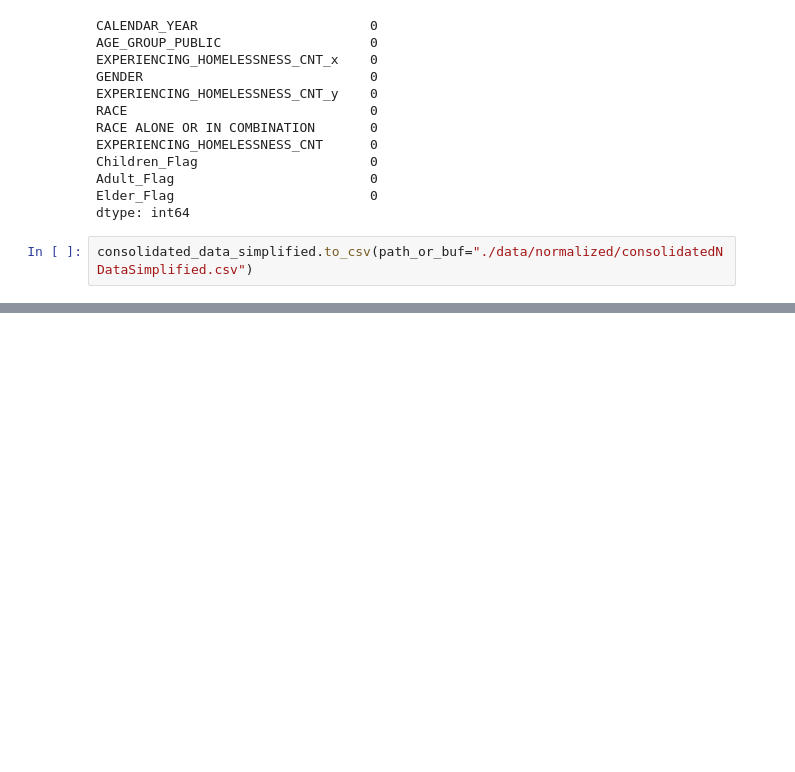
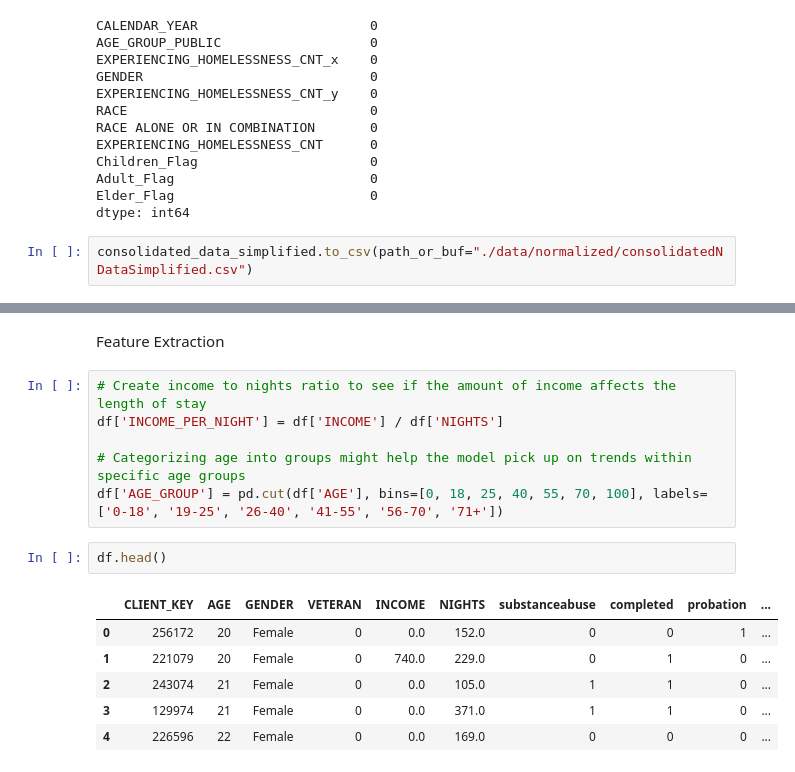
Before and after one commit to kam212/ai4allProject, a Jupyter notebook: homlessDataProcessing.ipynb, the cells around one changed output, grey strips where cells are left out. Cells and saved outputs as stored; diff of their text form; blank space fills up the shorter version.

```diff
--- a/homlessDataProcessing.ipynb
+++ b/homlessDataProcessing.ipynb
@@ -353,0 +411,17 @@ consolidated_data_simplified.to_csv(path_or_buf="./data/normalized/consolidatedN
+# %% [markdown]
+Feature Extraction
+# %%
+# Create income to nights ratio to see if the amount of income affects the length of stay
+df['INCOME_PER_NIGHT'] = df['INCOME'] / df['NIGHTS']
+
+# Categorizing age into groups might help the model pick up on trends within specific age groups
+df['AGE_GROUP'] = pd.cut(df['AGE'], bins=[0, 18, 25, 40, 55, 70, 100], labels=['0-18', '19-25', '26-40', '41-55', '56-70', '71+'])
+# %%
+df.head()
+# %% [output]
+|  | CLIENT_KEY | AGE | GENDER | VETERAN | INCOME | NIGHTS | substanceabuse | completed | probation | ... |
+| 0 | 256172 | 20 | Female | 0 | 0.0 | 152.0 | 0 | 0 | 1 | ... |
+| 1 | 221079 | 20 | Female | 0 | 740.0 | 229.0 | 0 | 1 | 0 | ... |
+| 2 | 243074 | 21 | Female | 0 | 0.0 | 105.0 | 1 | 1 | 0 | ... |
+| 3 | 129974 | 21 | Female | 0 | 0.0 | 371.0 | 1 | 1 | 0 | ... |
+| 4 | 226596 | 22 | Female | 0 | 0.0 | 169.0 | 0 | 0 | 0 | ... |
```
Also changed, not shown: parts of 21 cells of this notebook, 4 other files.
